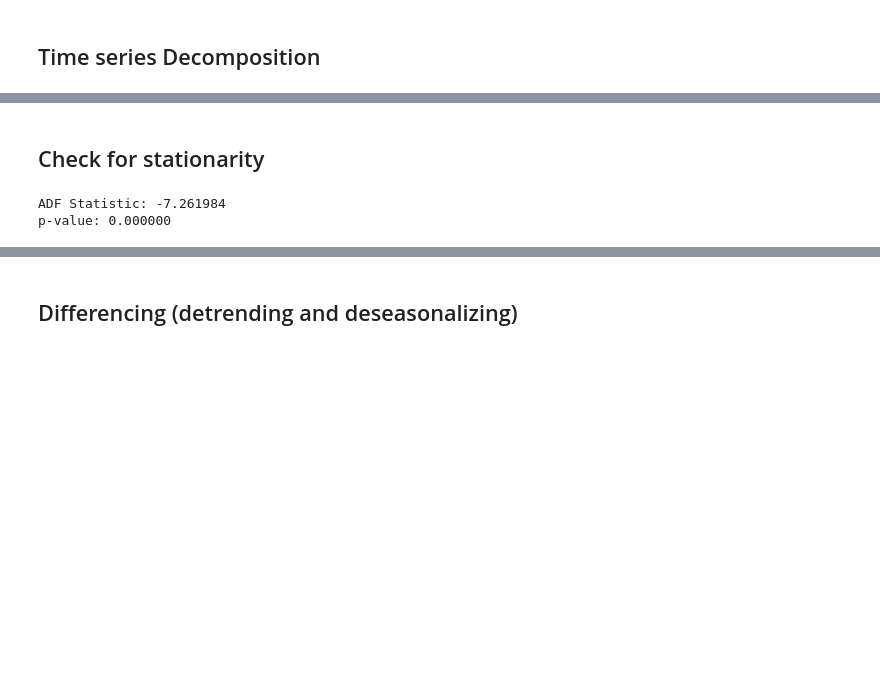
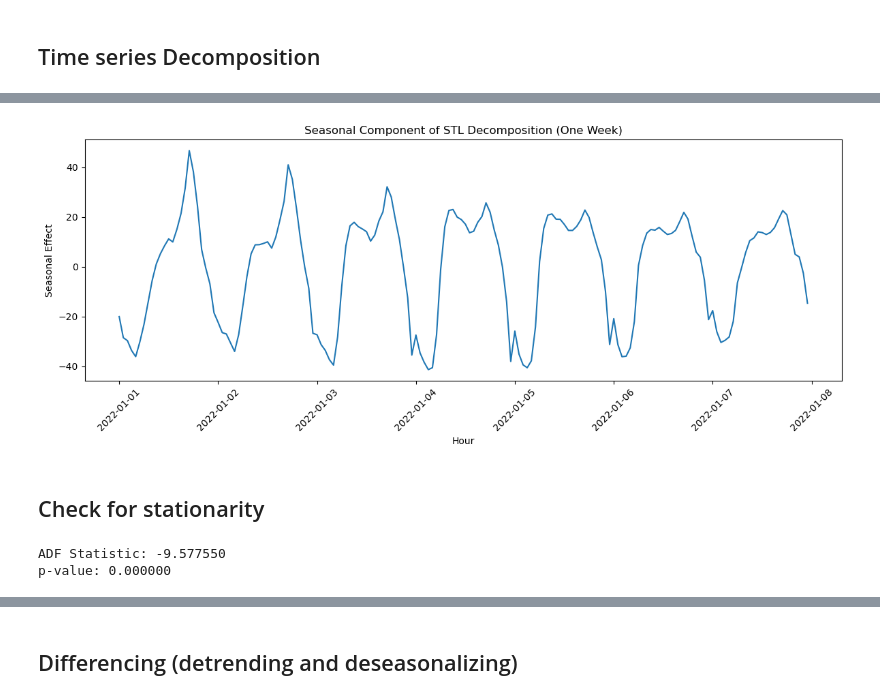
Before and after one commit to evenbakke/MasterThesis-, a Jupyter notebook: ARIMA.ipynb, the cells around one changed output, grey strips where cells are left out. Saved outputs shown, nothing was run; the diff lists cells and outputs as text; code cells hidden in the pictures; blank space fills up the shorter version.

```diff
--- a/ARIMA.ipynb
+++ b/ARIMA.ipynb
@@ -204,9 +191,38 @@ plt.show()
+# %%
+from statsmodels.tsa.seasonal import STL
+import matplotlib.pyplot as plt
+import pandas as pd
+import numpy as np
+
+# Assume df is your pre-loaded DataFrame with the hourly data and 'systemPrice' column
+
+# Perform STL decomposition on hourly data
+stl = STL(df['systemPrice'], period=24)  # The period is set to 24 for hourly data
+result = stl.fit()
+
+# Extract the seasonal component for a single week
+# Here, 'df' should have a DateTimeIndex
+start_week = '2022-01-01'
+end_week = '2022-01-07'
+seasonal_component = result.seasonal[start_week:end_week]
+
+# Plot the seasonal component
+plt.figure(figsize=(12, 5))
+plt.plot(seasonal_component.index, seasonal_component)
+plt.title('Seasonal Component of STL Decomposition (One Week)')
+plt.xlabel('Hour')
+plt.ylabel('Seasonal Effect')
+plt.xticks(rotation=45)  # Rotate the x-axis labels for better readability
+plt.tight_layout()  # Adjust layout to prevent overlap of labels
+plt.show()
+# %% [output]
+[figure, added]
 # %% [markdown]
 ## Check for stationarity
 # %%
-result = adfuller(df_2023['systemPrice'])
+result = adfuller(df['systemPrice'])
 print('ADF Statistic: %f' % result[0])
 print('p-value: %f' % result[1])
 # %% [output]
-ADF Statistic: -7.261984
+ADF Statistic: -9.577550
 p-value: 0.000000
```
Also changed, not shown: parts of 33 cells of this notebook, 1 other file.
